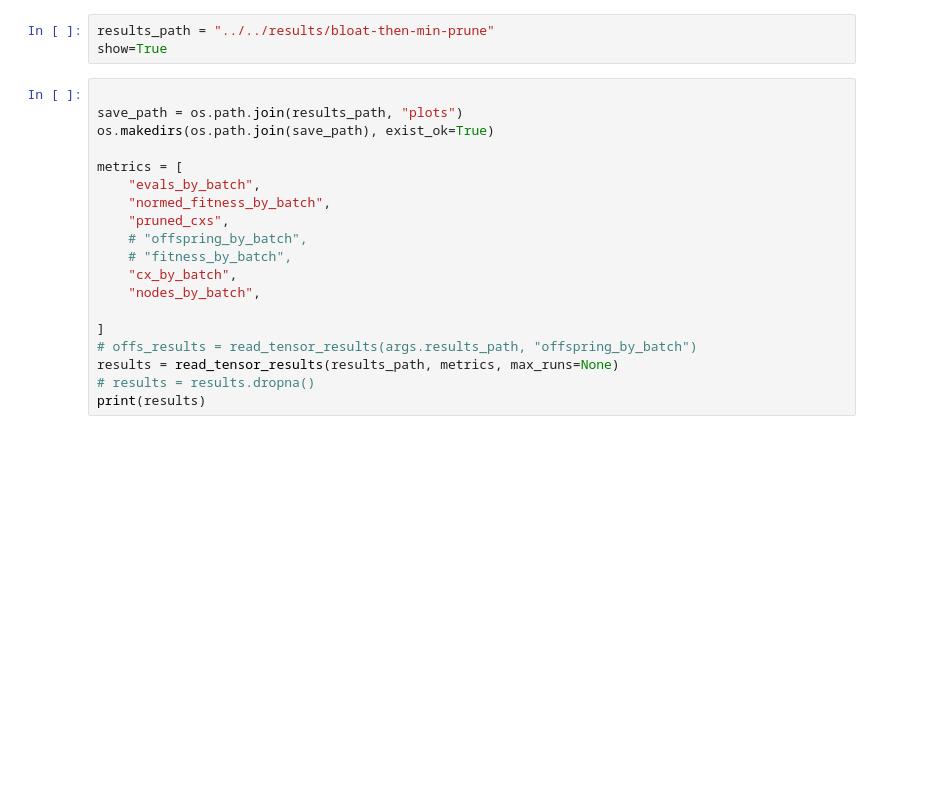
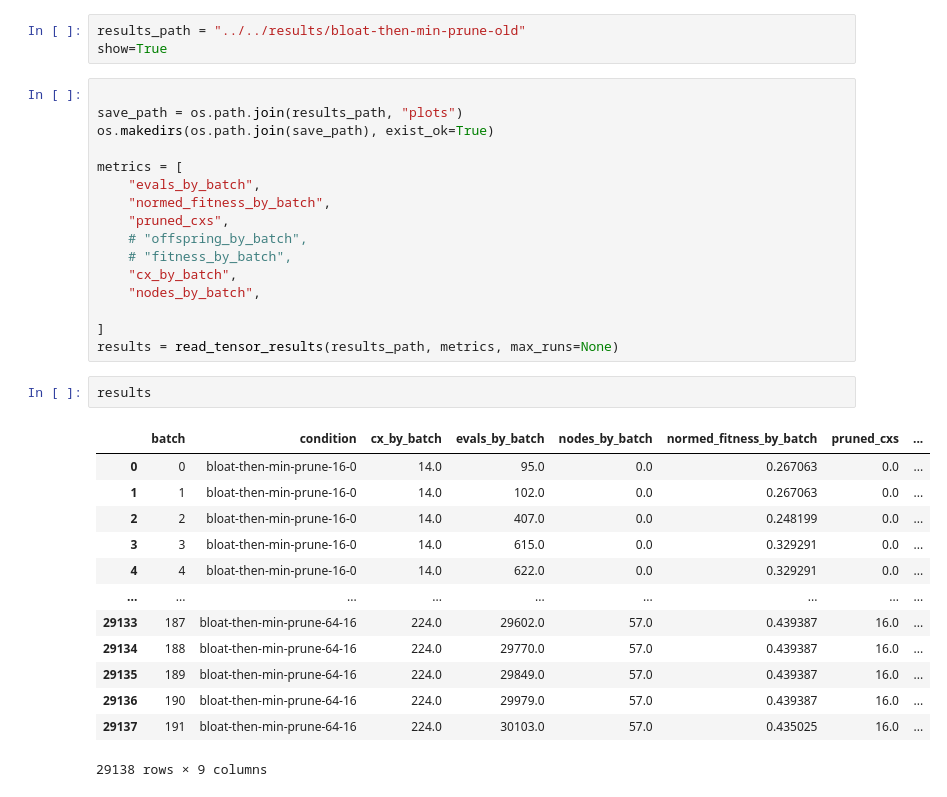
Before and after one commit to uvm-neurobotics-lab/MOVE, a Jupyter notebook: analysis/plotting.ipynb, the cells around one changed output. Drawn from its saved outputs; the diff is of its cells as text; blank space fills up the shorter version.

```diff
--- a/analysis/plotting.ipynb
+++ b/analysis/plotting.ipynb
@@ -3,5 +8,5 @@ from plot import *
 # %%
-results_path = "../../results/bloat-then-min-prune"
+results_path = "../../results/bloat-then-min-prune-old"
 show=True
 # %%
 
@@ -18,8 +23,21 @@ metrics = [
     "nodes_by_batch",
 
 ]
-# offs_results = read_tensor_results(args.results_path, "offspring_by_batch")
 results = read_tensor_results(results_path, metrics, max_runs=None)
-# results = results.dropna()
-print(results)
+# %%
+results
+# %% [output]
+|  | batch | condition | cx_by_batch | evals_by_batch | nodes_by_batch | normed_fitness_by_batch | pruned_cxs | ... |
+| 0 | 0 | bloat-then-min-prune-16-0 | 14.0 | 95.0 | 0.0 | 0.267063 | 0.0 | ... |
+| 1 | 1 | bloat-then-min-prune-16-0 | 14.0 | 102.0 | 0.0 | 0.267063 | 0.0 | ... |
+| 2 | 2 | bloat-then-min-prune-16-0 | 14.0 | 407.0 | 0.0 | 0.248199 | 0.0 | ... |
+| 3 | 3 | bloat-then-min-prune-16-0 | 14.0 | 615.0 | 0.0 | 0.329291 | 0.0 | ... |
+| 4 | 4 | bloat-then-min-prune-16-0 | 14.0 | 622.0 | 0.0 | 0.329291 | 0.0 | ... |
+| ... | ... | ... | ... | ... | ... | ... | ... | ... |
+| 29133 | 187 | bloat-then-min-prune-64-16 | 224.0 | 29602.0 | 57.0 | 0.439387 | 16.0 | ... |
+| 29134 | 188 | bloat-then-min-prune-64-16 | 224.0 | 29770.0 | 57.0 | 0.439387 | 16.0 | ... |
+| 29135 | 189 | bloat-then-min-prune-64-16 | 224.0 | 29849.0 | 57.0 | 0.439387 | 16.0 | ... |
+| 29136 | 190 | bloat-then-min-prune-64-16 | 224.0 | 29979.0 | 57.0 | 0.439387 | 16.0 | ... |
+| 29137 | 191 | bloat-then-min-prune-64-16 | 224.0 | 30103.0 | 57.0 | 0.435025 | 16.0 | ... |
+29138 rows × 9 columns
 # %%
```
Also changed, not shown: parts of 6 cells of this notebook, 2 other files.
